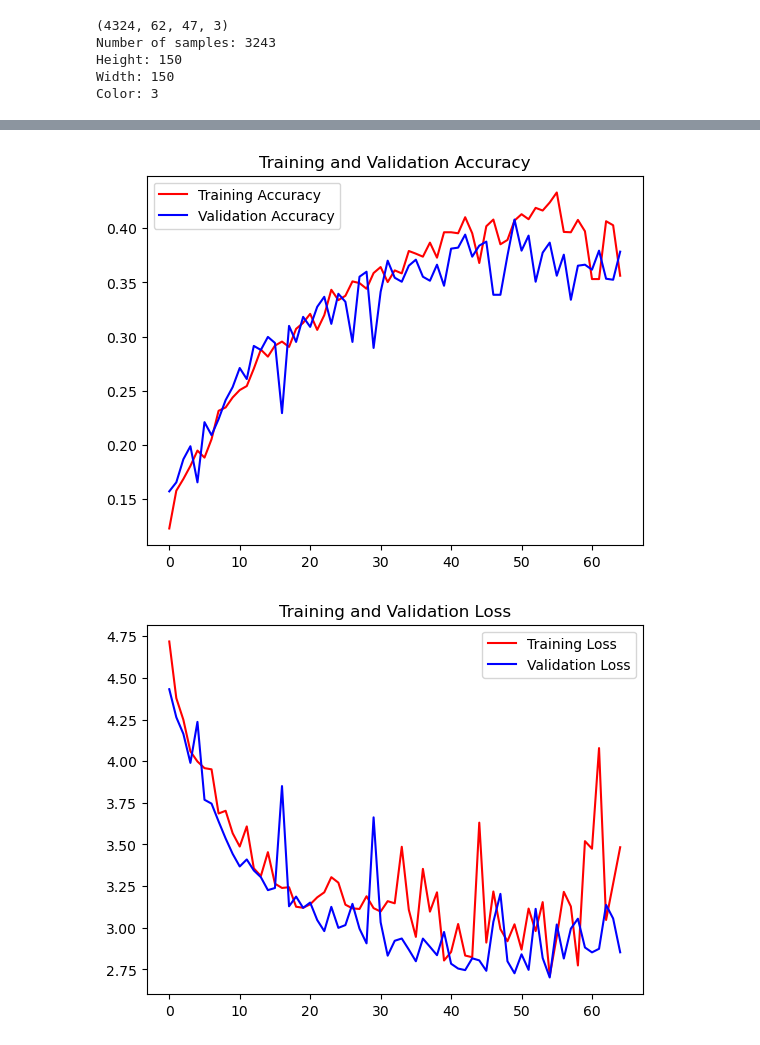
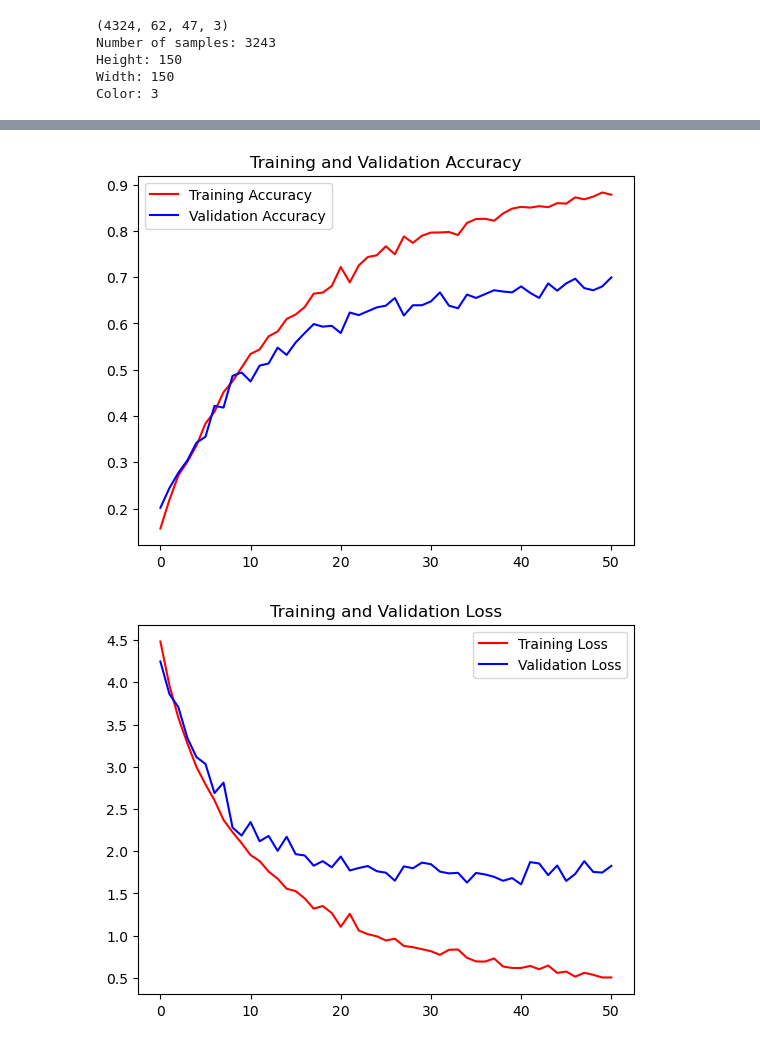
Before and after one commit to Siddhu2502/InceptionV3-transferlearning-with-LFW-dataset, a Jupyter notebook: inceptionv3-transferlearning-with-lfw-dataset.ipynb, the cells around one changed output, grey strips where cells are left out. Saved outputs shown, nothing was run; the diff lists cells and outputs as text; code cells hidden in the pictures.

Commit message:
updated transferlearning model

```diff
--- a/inceptionv3-transferlearning-with-lfw-dataset.ipynb
+++ b/inceptionv3-transferlearning-with-lfw-dataset.ipynb
@@ -90,16 +86,18 @@ Width: 150
 Color: 3
 # %%
 def learn_model(input_shape, num_classes=len(np.unique(y)), dropout_rate=0.5, learning_rate=0.001):
-    base_model = tf.keras.applications.InceptionV3(weights='imagenet', include_top=False, input_shape=input_shape)
-    base_model.trainable = False
+    base_model = InceptionV3(weights='imagenet', include_top=False, input_shape=input_shape, )
+    base_model.trainable = True
+    for layer in base_model.layers[:-50]:  # Unfreeze the last 50 layers
+        layer.trainable = False
+
 
     model = tf.keras.models.Sequential([
         base_model,
         tf.keras.layers.Conv2D(64, (3, 3), activation='relu', padding='same'),
-        tf.keras.layers.Conv2D(128, (3, 3), activation='relu', padding='same'),
-        tf.keras.layers.Conv2D(256, (3, 3), activation='relu', padding='same'),
+        tf.keras.layers.Dropout(dropout_rate),
+        tf.keras.layers.Conv2D(64, (3, 3), activation='relu', padding='same'),
         tf.keras.layers.GlobalAveragePooling2D(),
-        tf.keras.layers.Dropout(dropout_rate),
         tf.keras.layers.Dense(num_classes, activation='softmax', kernel_regularizer=l2(0.001))
     ])
 
@@ -181,5 +197,5 @@ Test accuracy: 0.3866789937019348
-[figure, old version]
+[figure, new version]
-[figure, old version]
+[figure, new version]
 # %%
 # Make predictions on the test set
 y_pred = model.predict(x_test)
```
Also changed, not shown: parts of 3 cells of this notebook.
